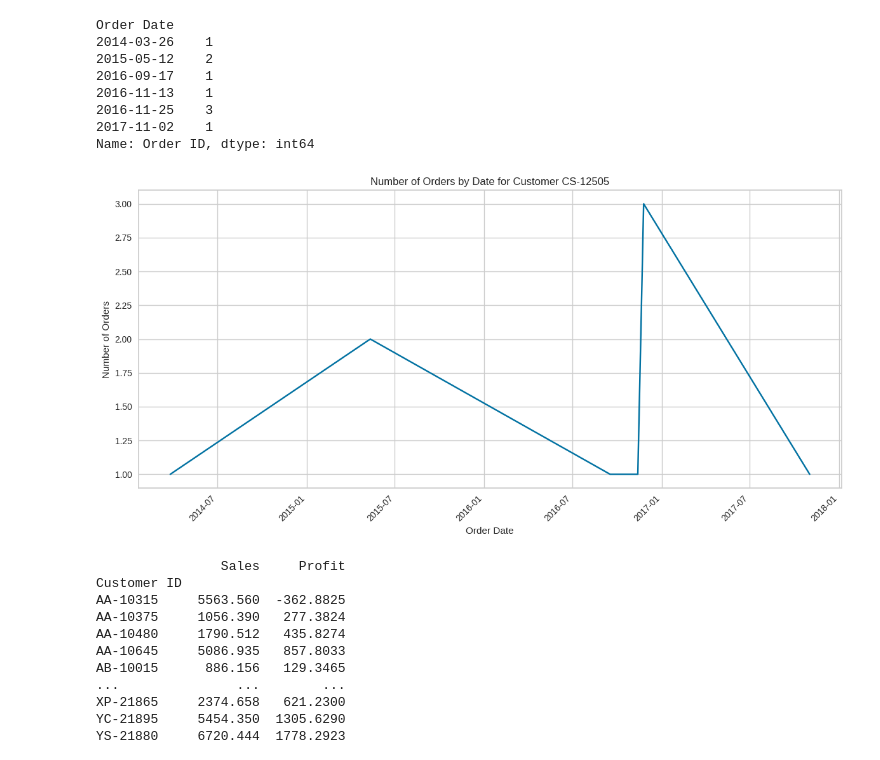
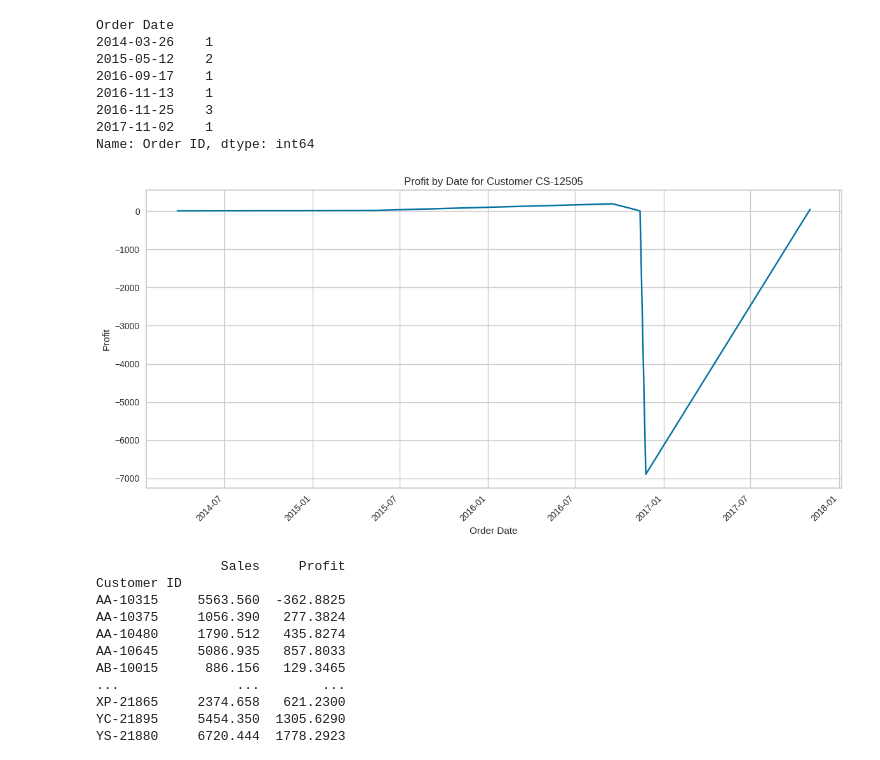
Before and after one commit to SuperDataScience-Community-Projects/SDS-CP008-superstore-customer-segmentation, a Jupyter notebook: notebooks/sheila/SDS_CP008_Sheila.ipynb, the cells around one changed output. Drawn from its saved outputs; the diff is of its cells as text; code cells hidden in the pictures.

```diff
--- a/notebooks/sheila/SDS_CP008_Sheila.ipynb
+++ b/notebooks/sheila/SDS_CP008_Sheila.ipynb
@@ -358,20 +388,20 @@ Order Date
 2017-11-02    1
 Name: Order ID, dtype: int64
 # %%
-# graph all orders by date for customer
+# graph profit progress over the years for customer
 neg_cust_orders = df[df['Customer ID'] == 'CS-12505']
-order_date_counts = neg_cust_orders.groupby('Order Date')['Order ID'].count()
+order_date_counts = neg_cust_orders.groupby('Order Date')['Profit'].sum()
 
 plt.figure(figsize=(12, 6))
 plt.plot(order_date_counts.index, order_date_counts.values)
 plt.xlabel('Order Date')
-plt.ylabel('Number of Orders')
-plt.title('Number of Orders by Date for Customer CS-12505')
+plt.ylabel('Profit')
+plt.title('Profit by Date for Customer CS-12505')
 plt.xticks(rotation=45, ha='right')
 plt.tight_layout()
 plt.show()
 # %% [output]
-[figure, old version]
+[figure, new version]
 # %%
 # group by customer the sales and profit
 
```
Also changed, not shown: parts of 50 cells of this notebook.
